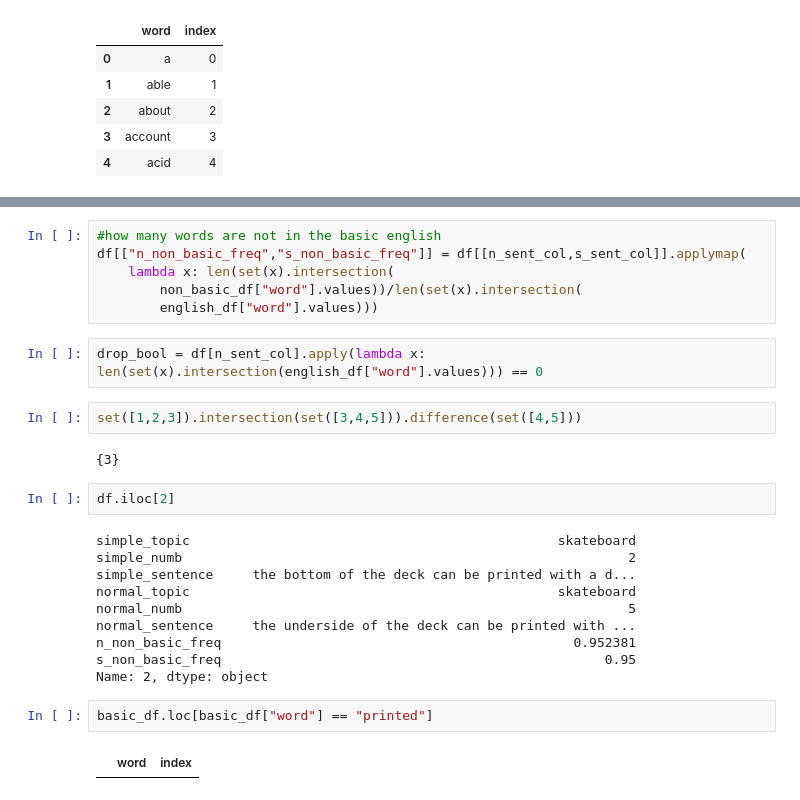
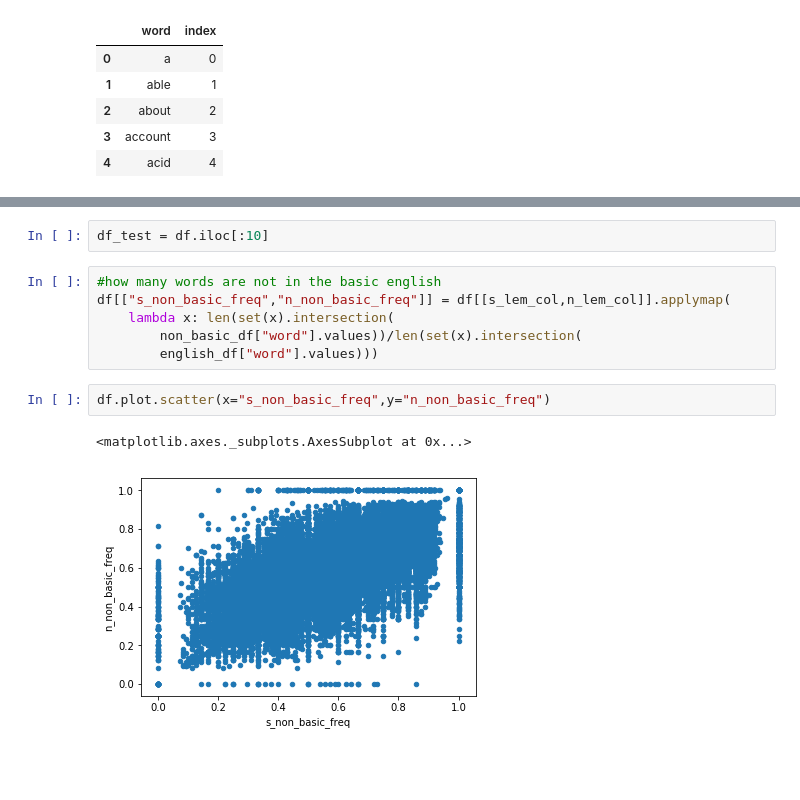
Before and after one commit to PaulOpu/TS_LossFunction, a Jupyter notebook: code/feature_experiments.ipynb, the cells around one changed output, grey strips where cells are left out. Drawn from its saved outputs; the diff is of its cells as text; blank space fills up the shorter version.

```diff
--- a/code/feature_experiments.ipynb
+++ b/code/feature_experiments.ipynb
@@ -212,28 +221,13 @@ non_basic_df.head(10)
+# %%
+df_test = df.iloc[:10]
 # %%
 #how many words are not in the basic english
-df[["n_non_basic_freq","s_non_basic_freq"]] = df[[n_sent_col,s_sent_col]].applymap(
+df[["s_non_basic_freq","n_non_basic_freq"]] = df[[s_lem_col,n_lem_col]].applymap(
     lambda x: len(set(x).intersection(
         non_basic_df["word"].values))/len(set(x).intersection(
         english_df["word"].values)))
-# %%
-drop_bool = df[n_sent_col].apply(lambda x: len(set(x).intersection(english_df["word"].values))) == 0
-# %%
-set([1,2,3]).intersection(set([3,4,5])).difference(set([4,5]))
-# %% [output]
-{3}
-# %%
-df.iloc[2]
-# %% [output]
-simple_topic                                               skateboard
-simple_numb                                                         2
-simple_sentence     the bottom of the deck can be printed with a d...
-normal_topic                                               skateboard
-normal_numb                                                         5
-normal_sentence     the underside of the deck can be printed with ...
-n_non_basic_freq                                             0.952381
-s_non_basic_freq                                                 0.95
-Name: 2, dtype: object
-# %%
-basic_df.loc[basic_df["word"] == "printed"]
-# %% [output]
-|  | word | index |
+# %%
+df.plot.scatter(x="s_non_basic_freq",y="n_non_basic_freq")
+# %% [output]
+<matplotlib.axes._subplots.AxesSubplot at 0x...>
+[figure, added]
```
Also changed, not shown: parts of 8 cells of this notebook.
